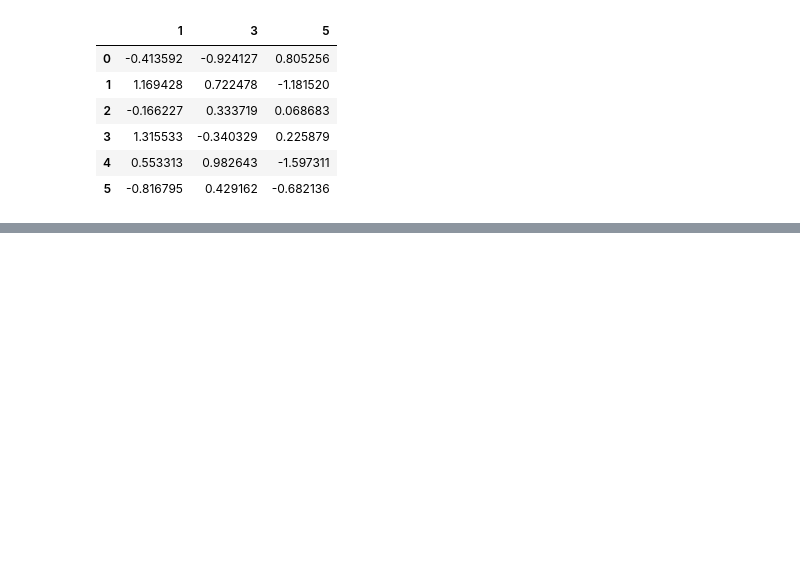
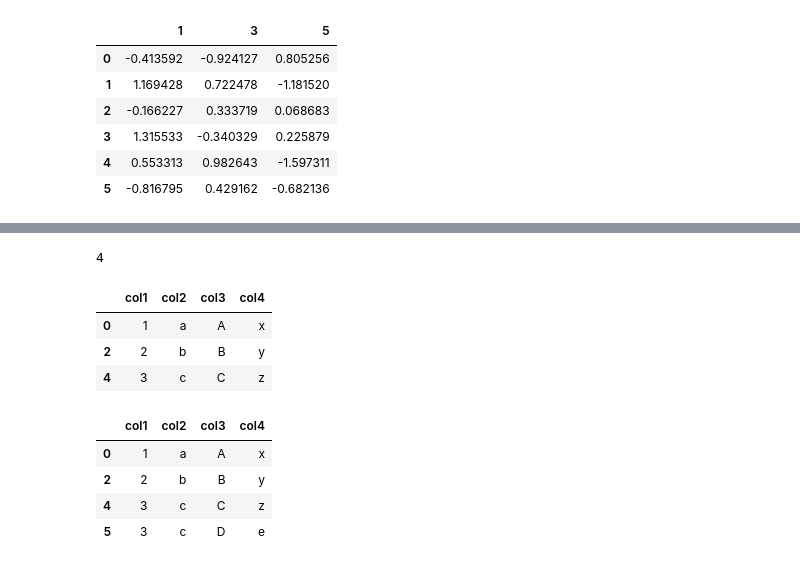
Before and after one commit to ArthurEzenwanne/python-learning, a Jupyter notebook: Lesson-1-Practice.ipynb, the cells around one changed output, grey strips where cells are left out. Saved outputs shown, nothing was run; the diff lists cells and outputs as text; code cells hidden in the pictures; blank space fills up the shorter version.

```diff
--- a/Lesson-1-Practice.ipynb
+++ b/Lesson-1-Practice.ipynb
@@ -288,0 +317,24 @@ df_drop_NaN
+# %%
+dup_obj.duplicated().sum()
+# %% [output]
+4
+# %%
+dup_obj.drop_duplicates()
+# %% [output]
+|  | col1 | col2 | col3 | col4 |
+| 0 | 1 | a | A | x |
+| 2 | 2 | b | B | y |
+| 4 | 3 | c | C | z |
+# %%
+dup_obj = DataFrame({'col1':[1,1,2,2,3,3,3],
+                     'col2':['a','a','b','b','c','c','c'],
+                     'col3':['A','A','B','B','C','D','C'],
+                     'col4':['x','x','y','y','z','e','z']})
+dup_obj
+dup_obj.drop_duplicates(['col4'])
+# %% [output]
+|  | col1 | col2 | col3 | col4 |
+| 0 | 1 | a | A | x |
+| 2 | 2 | b | B | y |
+| 4 | 3 | c | C | z |
+| 5 | 3 | c | D | e |
```
Also changed, not shown: parts of 3 cells of this notebook.
